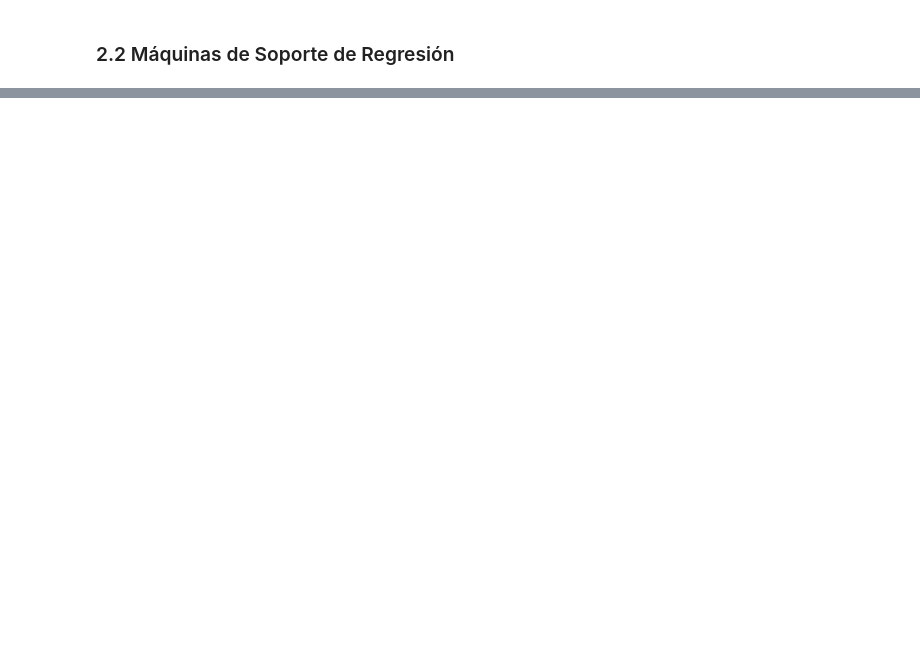
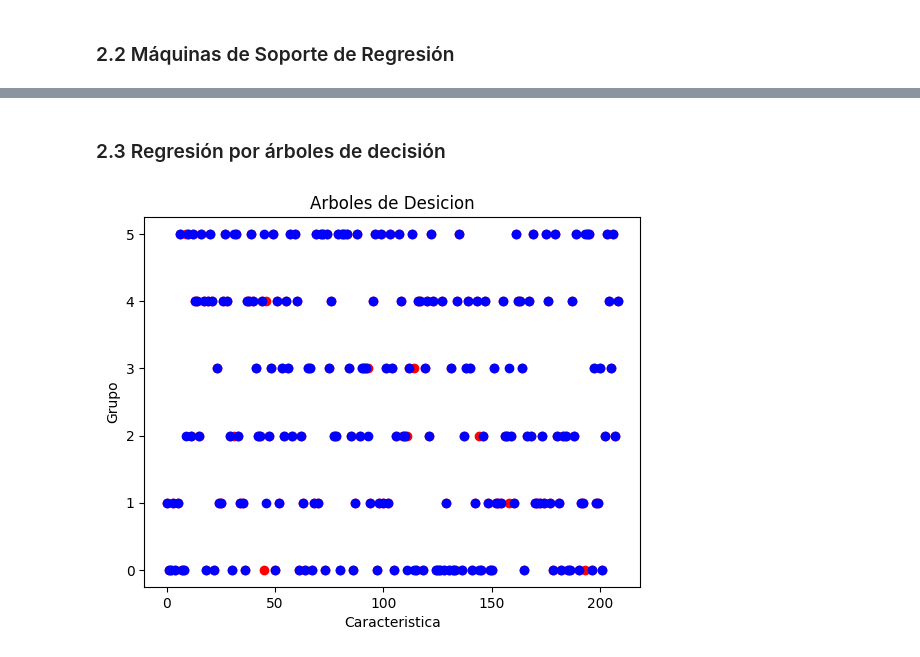
Before and after one commit to Fercho524/MexicanTextilClassification, a Jupyter notebook: Proyecto_02.ipynb, the cells around one changed output, grey strips where cells are left out. Saved outputs shown, nothing was run; the diff lists cells and outputs as text; code cells hidden in the pictures; blank space fills up the shorter version.

```diff
--- a/Proyecto_02.ipynb
+++ b/Proyecto_02.ipynb
@@ -102,0 +115,18 @@ plt.scatter(ln,ytest,c="g")
+# %% [markdown]
+### 2.3 Regresión por árboles de decisión
+# %%
+from sklearn.tree import DecisionTreeRegressor
+
+reg_tree = DecisionTreeRegressor(random_state=0)
+reg_tree.fit(xtrain,ytrain)
+
+ypred_regtree =  reg_tree.predict(xtest)
+
+plt.scatter(xgrid,ytest,color="red")
+plt.scatter(xgrid,ypred_regtree, color="blue")
+plt.title("Arboles de Desicion")
+plt.xlabel("Caracteristica")
+plt.ylabel("Grupo")
+plt.show()
+# %% [output]
+[figure, added]
```
Also changed, not shown: parts of 3 cells of this notebook, 24 other files.
